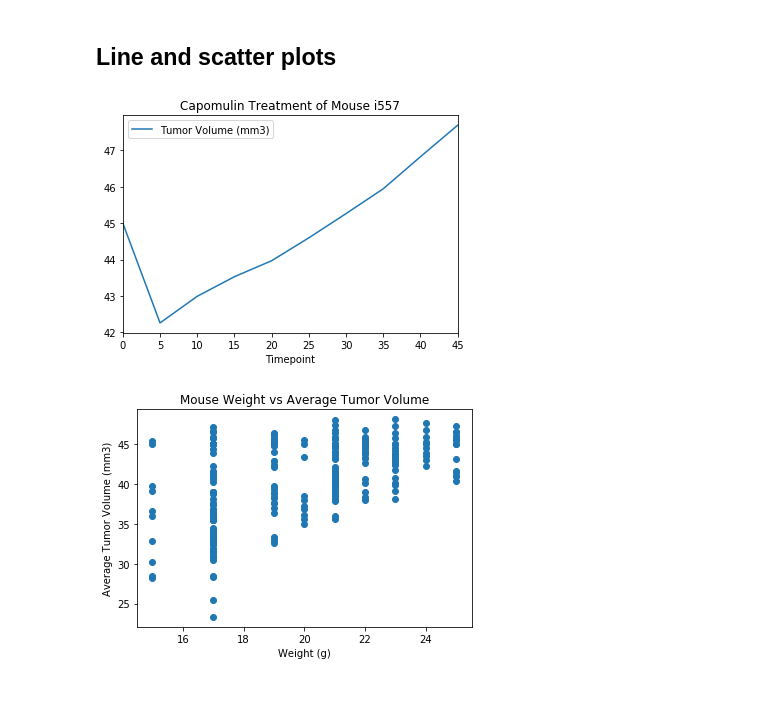
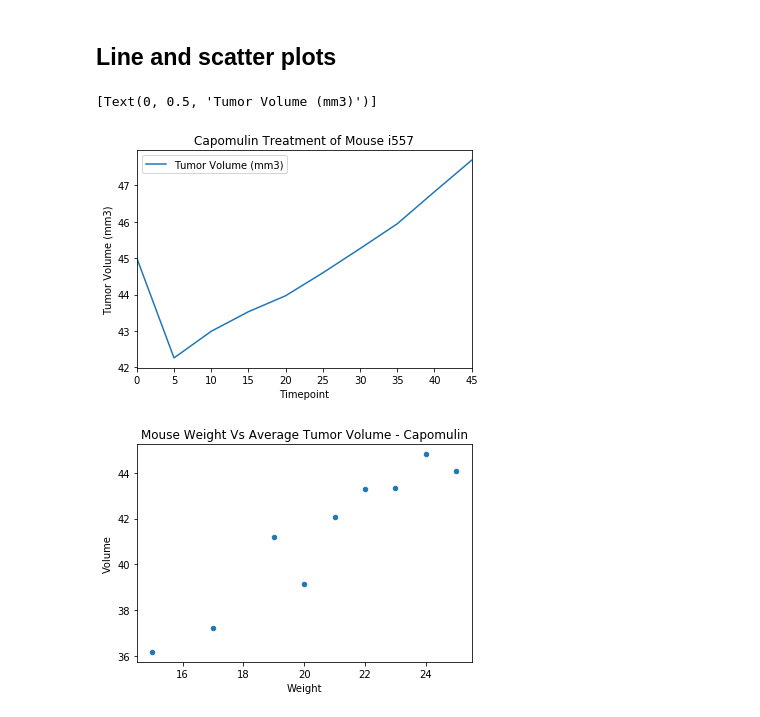
Before and after one commit to juliedundas/matplotlib-challenge, a Jupyter notebook: pymaceuticals_starter.ipynb, the cells around one changed output. Drawn from its saved outputs; the diff is of its cells as text; code cells hidden in the pictures.

```diff
--- a/pymaceuticals_starter.ipynb
+++ b/pymaceuticals_starter.ipynb
@@ -264,28 +267,33 @@ mouse_i557_filtered
 mouse_i557_indexed = mouse_i557_filtered.set_index(['Timepoint'])
 mouse_i557_indexed
 
+lines = mouse_i557_indexed.plot.line(title='Capomulin Treatment of Mouse i557')
 lines.set(ylabel='Tumor Volume (mm3)')
-lines = mouse_i557_indexed.plot.line(title='Capomulin Treatment of Mouse i557')
 # %% [output]
+[Text(0, 0.5, 'Tumor Volume (mm3)')]
-[figure, old version]
+[figure, new version]
 # %%
 # Generate a scatter plot of mouse weight versus average tumor volume for the Capomulin regimen
 capomulin_data = merged_data[(merged_data["Drug Regimen"] == 'Capomulin')]
 capomulin_data
+capomulin_weight_tum = capomulin_data[["Weight (g)", "Tumor Volume (mm3)"]]
+capomulin_weight_tum
+avg_tumor = capomulin_weight_tum.groupby(["Weight (g)"])
 
-capomulin_weight_tum = capomulin_data[["Mouse ID", "Weight (g)", "Tumor Volume (mm3)"]]
-capomulin_weight_tum
+volume_mean = avg_tumor["Tumor Volume (mm3)"].mean()
+weight_max = avg_tumor["Weight (g)"].max()
 
-avg_tumor = capomulin_data['Tumor Volume (mm3)'].mean()
-avg_tumor
+weight_tumor_df=pd.DataFrame({'Weight': weight_max, 'Volume': volume_mean})
+weight_tumor_df
 
+ax = weight_tumor_df.plot.scatter(title='Mouse Weight Vs Average Tumor Volume - Capomulin', x='Weight', y='Volume')
 
-weight = capomulin_weight_tum['Weight (g)']
-tumor_vol = capomulin_weight_tum['Tumor Volume (mm3)']
-plt.scatter(weight, tumor_vol)
-plt.xlabel("Weight (g)")
-plt.ylabel("Average Tumor Volume (mm3)")
-plt.title('Mouse Weight vs Average Tumor Volume')
-plt.show()
+#weight = capomulin_weight_tum['Weight (g)']
+#tumor_vol = capomulin_weight_tum['Tumor Volume (mm3)']
+#plt.scatter(weight, tumor_vol)
+#plt.xlabel("Weight (g)")
+#plt.ylabel("Average Tumor Volume (mm3)")
+#plt.title('Mouse Weight vs Average Tumor Volume')
+#plt.show()
 # %% [output]
-[figure, old version]
+[figure, new version]
```
Also changed, not shown: parts of 3 cells of this notebook.
